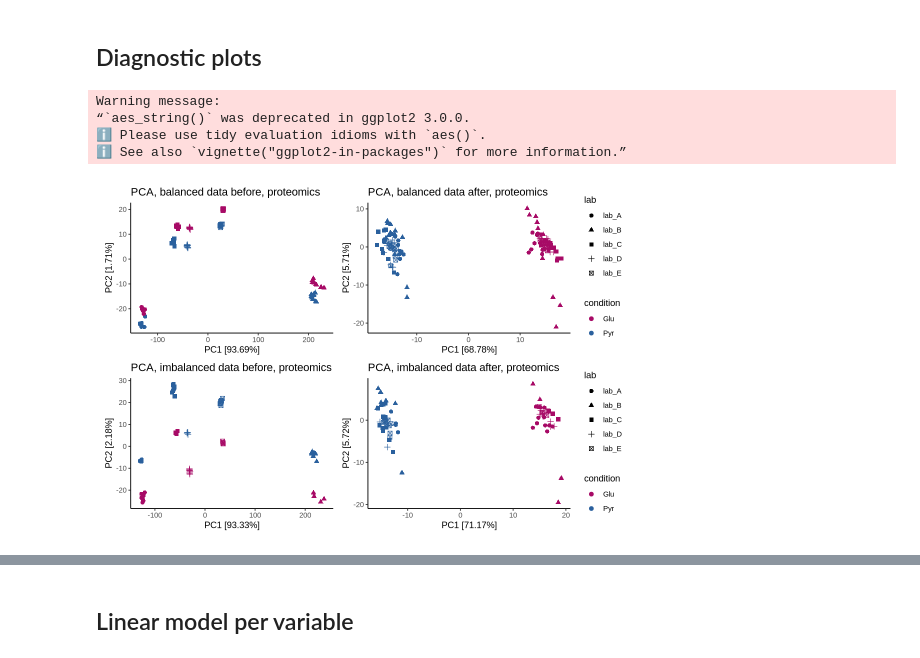
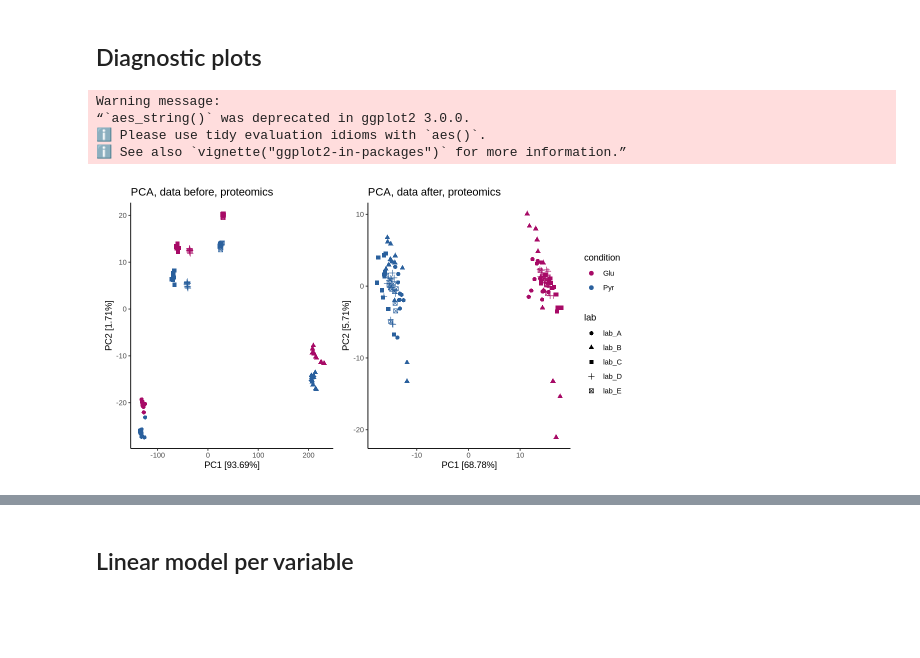
Before and after one commit to Freddsle/fedRBE, a Jupyter notebook: evaluation/evaluation_proteomics.ipynb, the cells around one changed output, grey strips where cells are left out. Cells and saved outputs as stored; diff of their text form; code cells hidden in the pictures; blank space fills up the shorter version.

```diff
--- a/evaluation/evaluation_proteomics.ipynb
+++ b/evaluation/evaluation_proteomics.ipynb
@@ -67,27 +53,21 @@ Sample metadata: 73 rows
 # %% [markdown]
 ## Diagnostic plots
 # %%
-pca_plot_uncorrected <- list()
-pca_plot_corrected <- list()
 
-for(mode in c("balanced", "imbalanced")){
-    pca_plot_uncorrected[[mode]] <- pca_plot(central_uncorrected[[mode]], metadata[[mode]],
-        title = paste("PCA,", mode, "data before, proteomics"),
-        quantitative_col_name = "file", col_col = "condition", shape_col="lab", show_legend=F, cbPalette=c("#a70a66", "#2a609d"))
-    pca_plot_corrected[[mode]] <- pca_plot(central_corrected[[mode]], metadata[[mode]],
-        title = paste("PCA,", mode, "data after, proteomics"),
+pca_plot_uncorrected <- pca_plot(central_uncorrected, metadata,
+    title = paste("PCA, data before, proteomics"),
+    quantitative_col_name = "file", col_col = "condition", shape_col="lab", show_legend=F, cbPalette=c("#a70a66", "#2a609d"))
+pca_plot_corrected <- pca_plot(central_corrected, metadata,
+    title = paste("PCA, data after, proteomics"),
         quantitative_col_name = "file", col_col = "condition", shape_col="lab", show_legend=T, cbPalette=c("#a70a66", "#2a609d"))
-}
 
-layout <- (pca_plot_uncorrected[['balanced']] + pca_plot_corrected[['balanced']]) /
-            (pca_plot_uncorrected[['imbalanced']] + pca_plot_corrected[['imbalanced']])
-
-options(repr.plot.width=9, repr.plot.height=6)
+layout <- (pca_plot_uncorrected + pca_plot_corrected)
+options(repr.plot.width=9, repr.plot.height=5)
 layout
 # %% [output]
 Warning message:
 “`aes_string()` was deprecated in ggplot2 3.0.0.
 ℹ Please use tidy evaluation idioms with `aes()`.
 ℹ See also `vignette("ggplot2-in-packages")` for more information.”
-[figure, old version]
+[figure, new version]
 # %%
```
Also changed, not shown: parts of 9 cells of this notebook, 6 other files.
